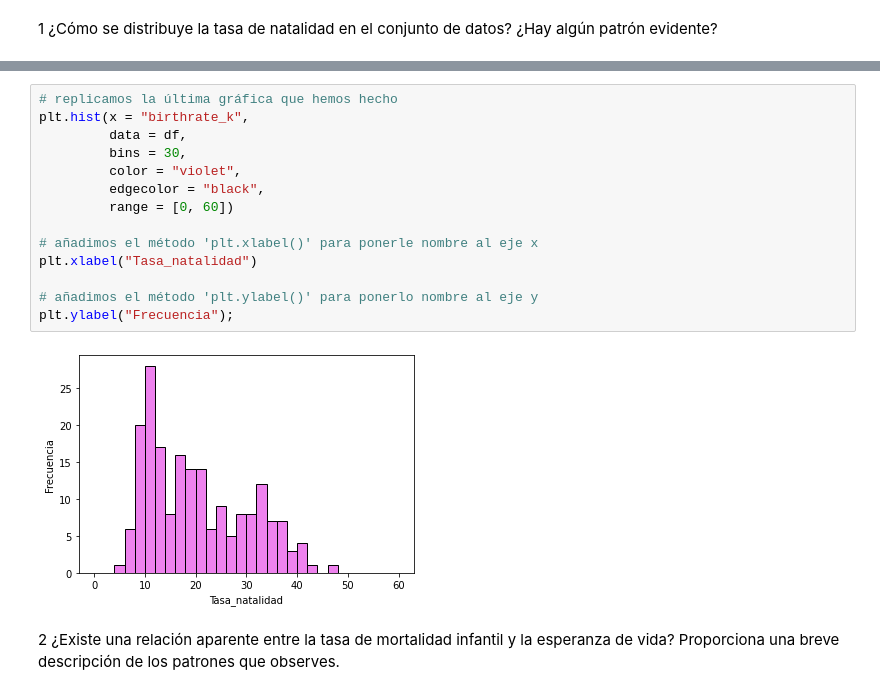
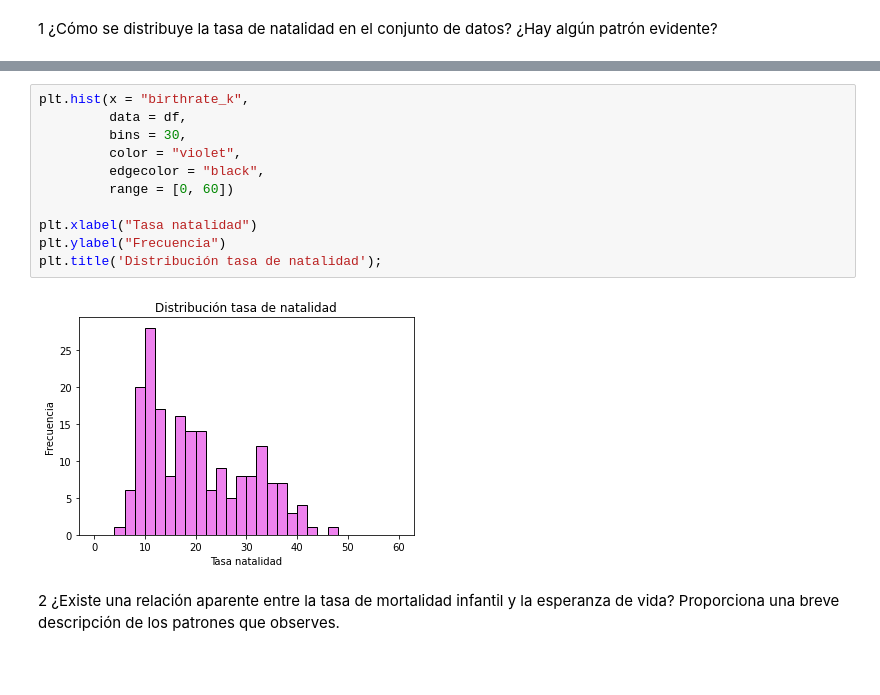
Before and after one commit to Adalab/Promo-F-da-modulo3-sprint2-pairprogramming_YohanaMiriam, a Jupyter notebook: pair7.ipynb, the cells around one changed output, grey strips where cells are left out. Drawn from its saved outputs; the diff is of its cells as text; blank space fills up the shorter version.

```diff
--- a/pair7.ipynb
+++ b/pair7.ipynb
@@ -48,18 +28,15 @@ df.head(5)
 # %%
-# replicamos la última gráfica que hemos hecho
 plt.hist(x = "birthrate_k",
          data = df,
          bins = 30,
          color = "violet",
          edgecolor = "black",
          range = [0, 60])
 
-# añadimos el método 'plt.xlabel()' para ponerle nombre al eje x
-plt.xlabel("Tasa_natalidad")
-
-# añadimos el método 'plt.ylabel()' para ponerlo nombre al eje y
-plt.ylabel("Frecuencia");
+plt.xlabel("Tasa natalidad")
+plt.ylabel("Frecuencia")
+plt.title('Distribución tasa de natalidad');
 # %% [output]
-[figure, old version]
+[figure, new version]
 # %% [markdown]
 2 ¿Existe una relación aparente entre la tasa de mortalidad infantil y la esperanza de vida? Proporciona una breve descripción de los patrones que observes.
```
Also changed, not shown: parts of 31 cells of this notebook, 2 other files.
